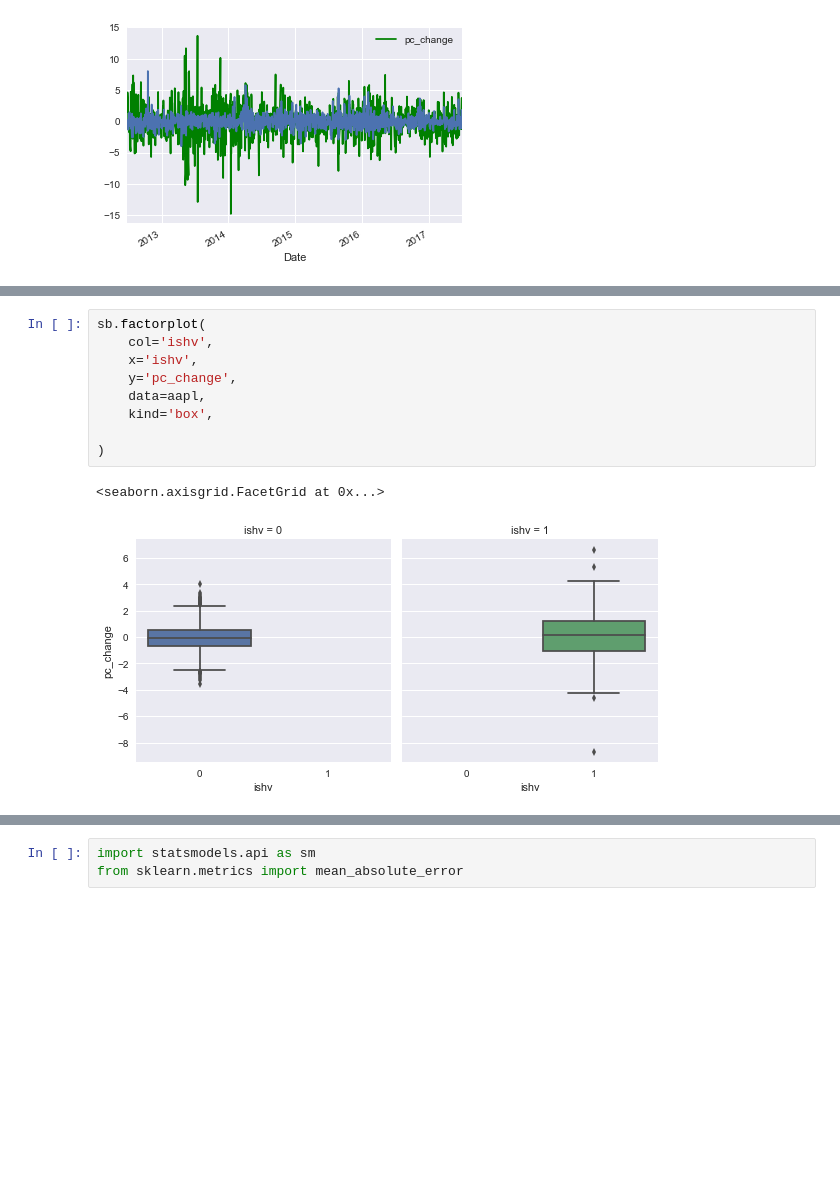
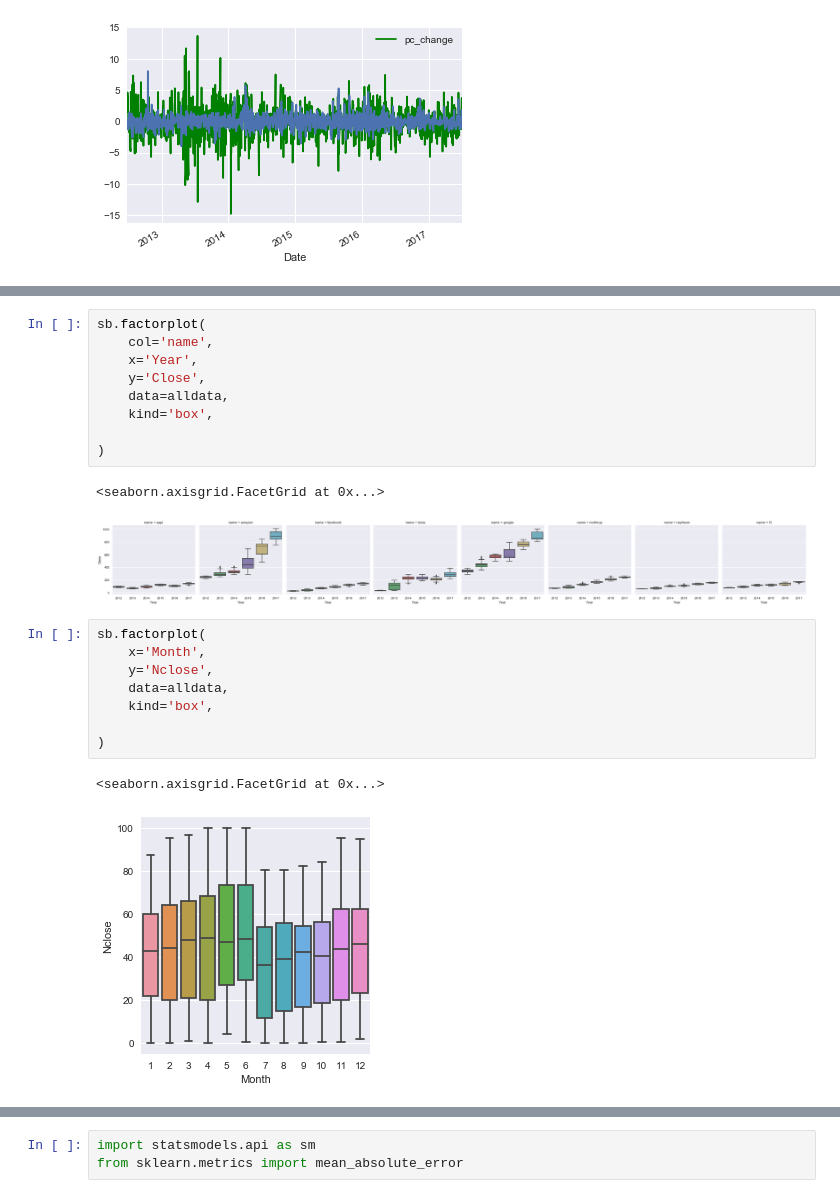
Before and after one commit to mzewalina/stock_analysis, a Jupyter notebook: tech_stocks.ipynb, the cells around one changed output, grey strips where cells are left out. Cells and saved outputs as stored; diff of their text form; blank space fills up the shorter version.

```diff
--- a/tech_stocks.ipynb
+++ b/tech_stocks.ipynb
@@ -430,15 +328,26 @@ tesla[['pc_change']].plot(ax=ax)
 # %%
 sb.factorplot(
-    col='ishv',
-    x='ishv',
-    y='pc_change',
-    data=aapl,
+    col='name',
+    x='Year',
+    y='Close',
+    data=alldata,
     kind='box',
 
 )
 # %% [output]
 <seaborn.axisgrid.FacetGrid at 0x...>
-[figure, old version]
+[figure, new version]
+# %%
+sb.factorplot(
+    x='Month',
+    y='Nclose',
+    data=alldata,
+    kind='box',
+
+)
+# %% [output]
+<seaborn.axisgrid.FacetGrid at 0x...>
+[figure, added]
 # %%
 techs.corr()
 # %% [output]
```
Also changed, not shown: parts of 47 cells of this notebook.
